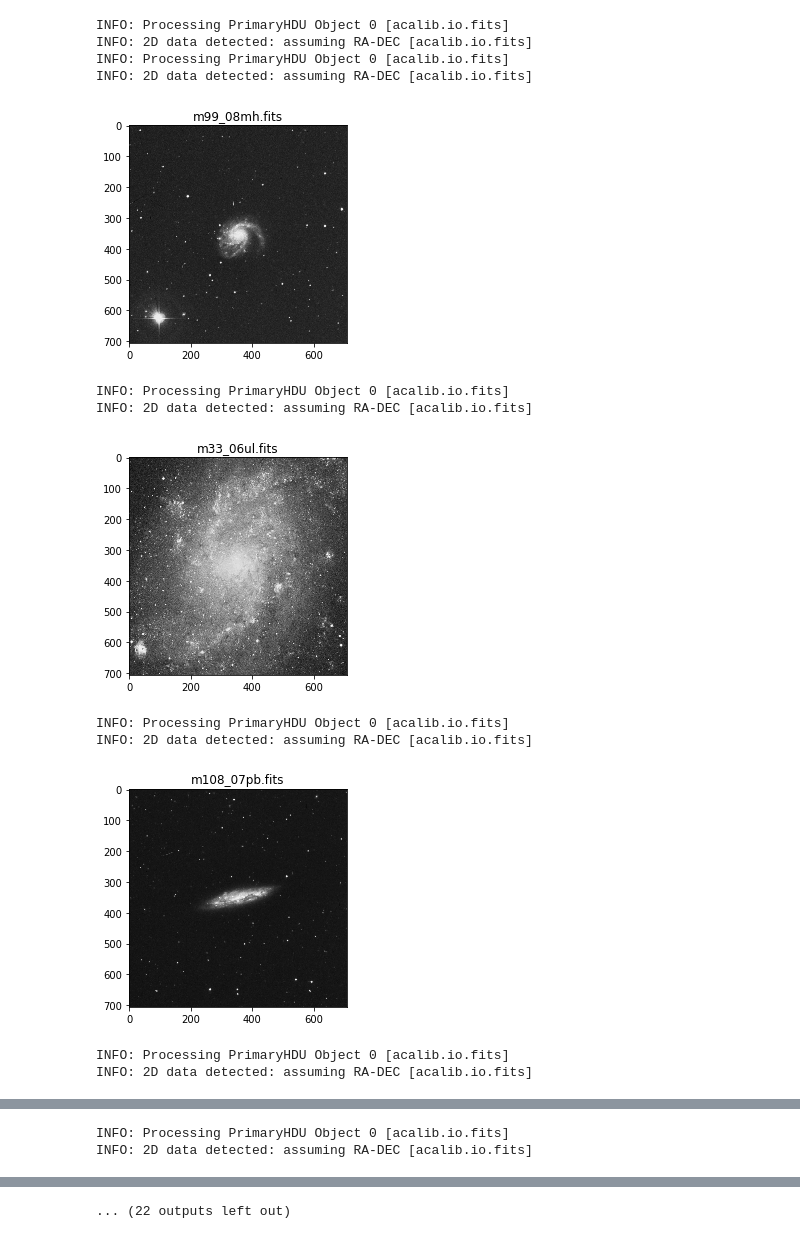
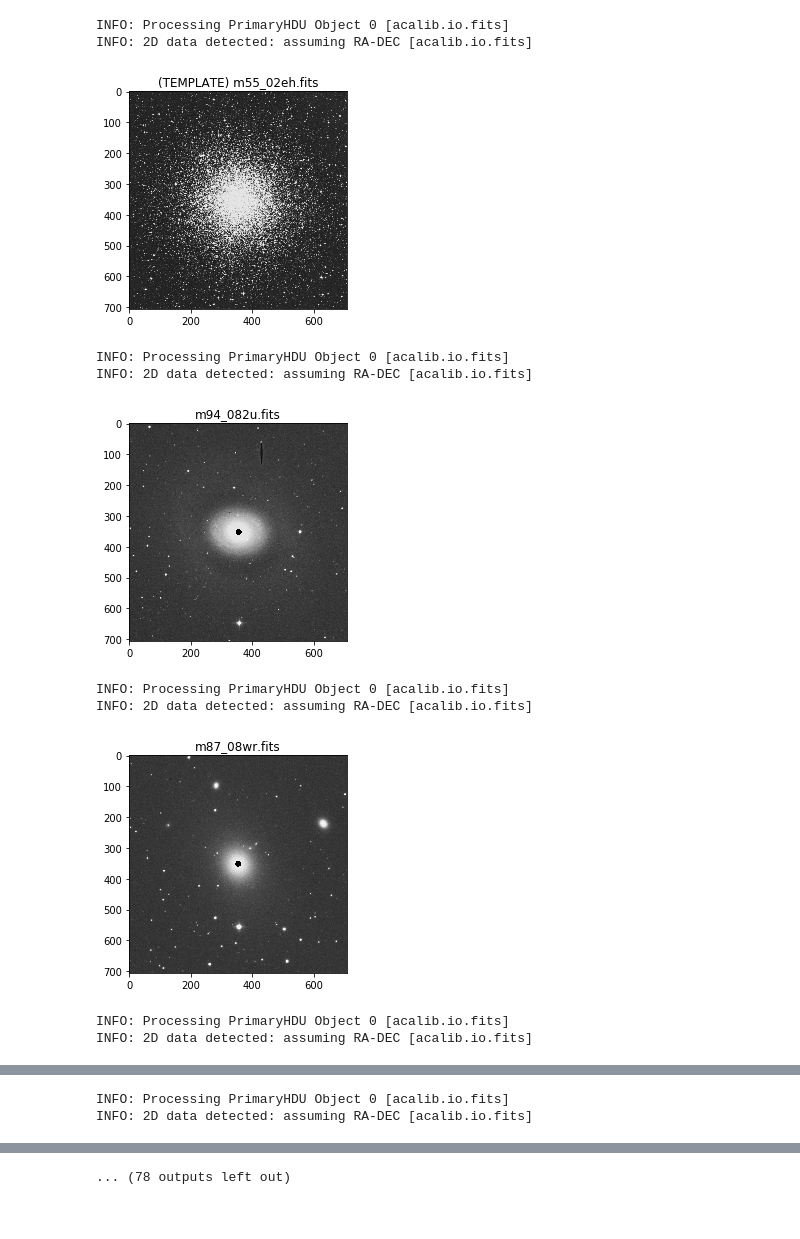
Before and after one commit to Autopawn/stacking-test, a Jupyter notebook: stacking_test.ipynb, the cells around one changed output, grey strips where cells are left out. Saved outputs shown, nothing was run; the diff lists cells and outputs as text; code cells hidden in the pictures.

Commit message:
Now working with final version of new stacking algorithm. No image e was deleted because, at least with trim=False, no galaxy centroid is detected wrong.

```diff
--- a/stacking_test.ipynb
+++ b/stacking_test.ipynb
@@ -16,29 +19,54 @@ WARNING: AstropyDeprecationWarning: The astropy.vo.samp module has now been move
+# %%
+def random_trim(data):
+    xx,yy = data.shape
+    xi = randint(0,xx//4-1)
+    xf = randint(xx*3//4,xx-1)
+    yi = randint(0,yy//4-1)
+    yf = randint(yy*3//4,yy-1)
+    return data[xi:xf,yi:yf]
 # %%
+# Parameters:
+trim = False # randomly cut the images.
+template_index = 4 # index of the template image
+directory = "spiral" #ellipti or spiral
+
 # Create container of spiral galaxies:
-files = os.listdir("spiral")
-fname = os.path.join("spiral",files[0])
-template = acalib.io.loadFITS_PrimaryOnly(fname)
+files = os.listdir(directory)
+fname = os.path.join(directory,files[template_index])
+template = acalib.io.loadFITS_PrimaryOnly(fname).data
+if trim: template = random_trim(template)
+# Display template
+plt.title("(TEMPLATE) "+files[template_index])
+plt.imshow(template,cmap='gray')
+plt.show()
+
 # Collect and display images:
 images = []
-for d in files[1:]:
-    fname = os.path.join("spiral",d)
-    cube = acalib.io.loadFITS_PrimaryOnly(fname)
+for k in range(len(files)):
+    if k==template_index: continue
+    d = files[k]
+    fname = os.path.join(directory,d)
+    cube = acalib.io.loadFITS_PrimaryOnly(fname).data
+    if trim: cube = random_trim(cube)
     images.append(cube)
-    # Display
+    # Display, also  the centroid:
+    cube_w_centroid = np.copy(cube)
+    props = acalib.core.transform.fits_props(cube_w_centroid)
+    rr, cc = skimage.draw.circle(props['centroid'][0],props['centroid'][1],10,
+                                 cube_w_centroid.shape)
+    cube_w_centroid[rr,cc] = 0
     plt.title(d)
-    plt.imshow(cube.data,cmap='gray')
+    plt.imshow(cube_w_centroid,cmap='gray')
     plt.show()
 # %% [output]
 INFO: Processing PrimaryHDU Object 0 [acalib.io.fits]
 INFO: 2D data detected: assuming RA-DEC [acalib.io.fits]
-INFO: Processing PrimaryHDU Object 0 [acalib.io.fits]
-INFO: 2D data detected: assuming RA-DEC [acalib.io.fits]
-[figure, old version]
+[figure, new version]
 INFO: Processing PrimaryHDU Object 0 [acalib.io.fits]
 INFO: 2D data detected: assuming RA-DEC [acalib.io.fits]
-[figure, old version]
+[figure, new version]
 INFO: Processing PrimaryHDU Object 0 [acalib.io.fits]
 INFO: 2D data detected: assuming RA-DEC [acalib.io.fits]
-[figure, old version]
+[figure, new version]
 INFO: Processing PrimaryHDU Object 0 [acalib.io.fits]
 INFO: 2D data detected: assuming RA-DEC [acalib.io.fits]
@@ -52,4 +80,4 @@ INFO: 2D data detected: assuming RA-DEC [acalib.io.fits]
-... (22 outputs left out)
+... (78 outputs left out)
 # %%
 sta = acalib.algorithms.stacking.Stacking()
 result = sta.run(template,images)
```
Also changed, not shown: parts of 4 cells of this notebook.
